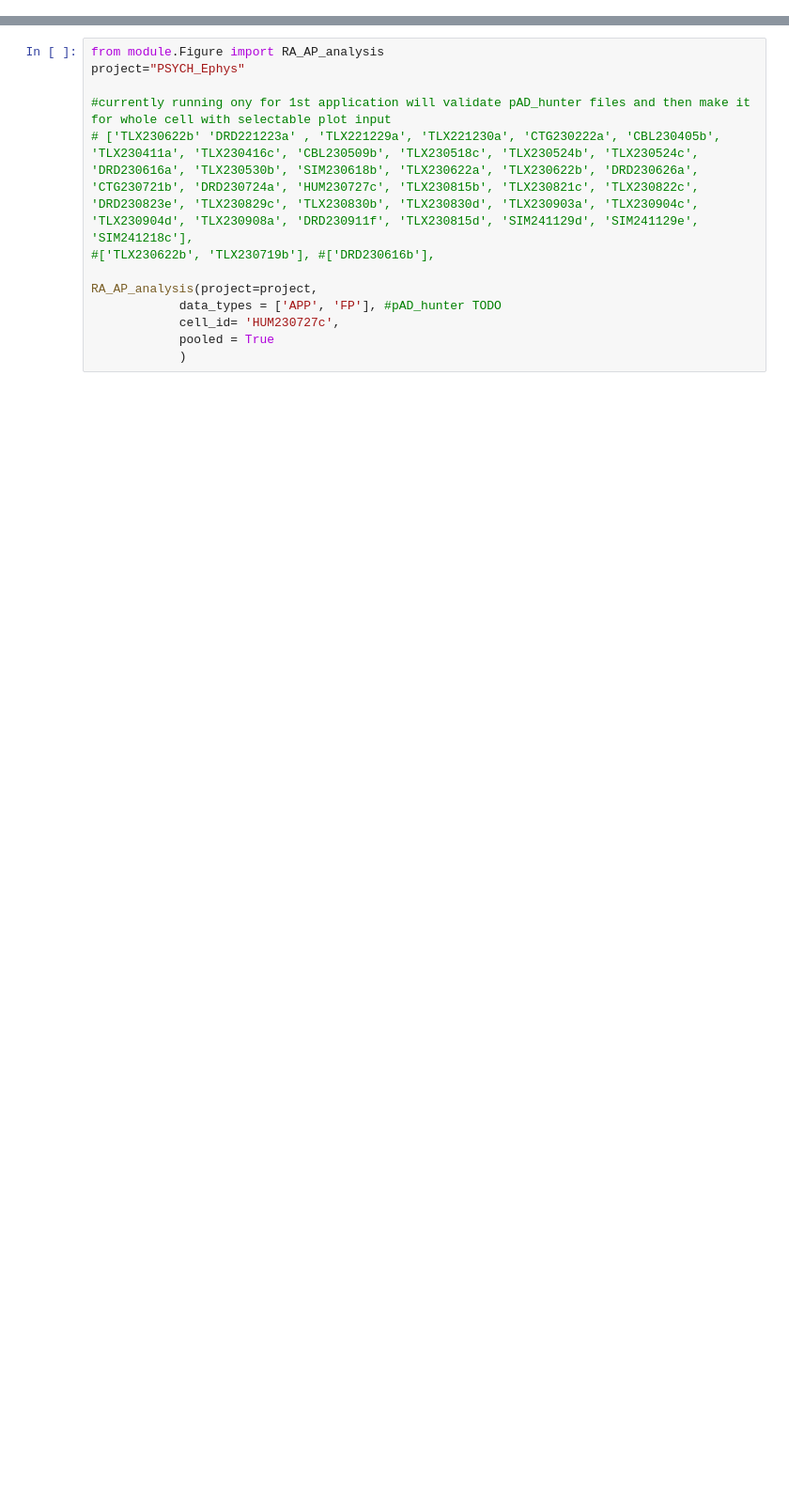
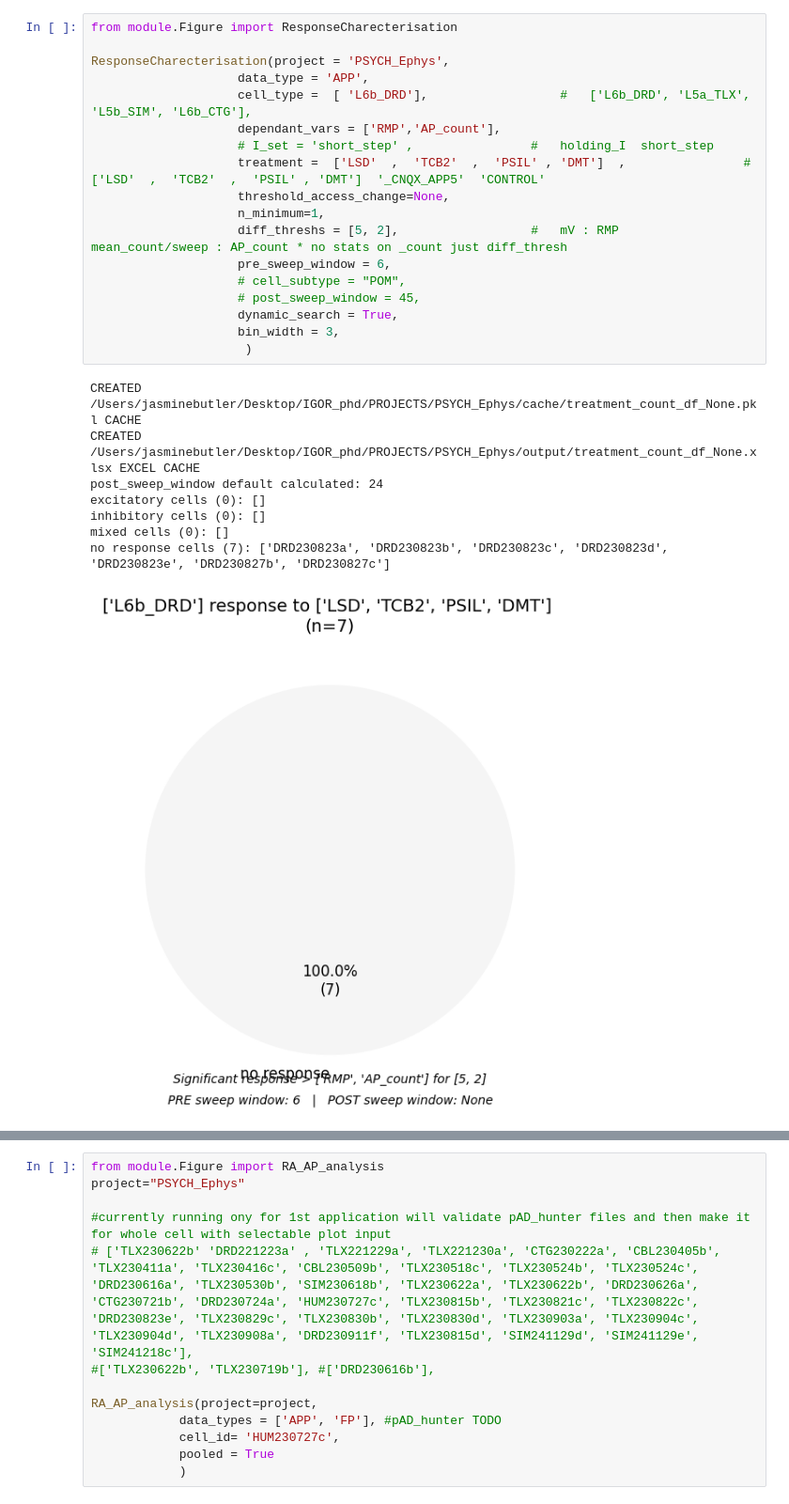
Before and after one commit to jjb-hub/IGOR_phd, a Jupyter notebook: RUN.ipynb, the cells around one changed output, grey strips where cells are left out. Shown at 94% size. Cells and saved outputs as stored; diff of their text form; blank space fills up the shorter version.

```diff
--- a/RUN.ipynb
+++ b/RUN.ipynb
@@ -26,0 +137,27 @@ df
+# %%
+from module.Figure import ResponseCharecterisation
+
+ResponseCharecterisation(project = 'PSYCH_Ephys',
+                    data_type = 'APP',
+                    cell_type =  [ 'L6b_DRD'],                  #   ['L6b_DRD', 'L5a_TLX', 'L5b_SIM', 'L6b_CTG'],
+                    dependant_vars = ['RMP','AP_count'],
+                    # I_set = 'short_step' ,                #   holding_I  short_step
+                    treatment =  ['LSD'  ,  'TCB2'  ,  'PSIL' , 'DMT']  ,                #   ['LSD'  ,  'TCB2'  ,  'PSIL' , 'DMT']  '_CNQX_APP5'  'CONTROL'
+                    threshold_access_change=None,
+                    n_minimum=1,
+                    diff_threshs = [5, 2],                  #   mV : RMP    mean_count/sweep : AP_count * no stats on _count just diff_thresh
+                    pre_sweep_window = 6,
+                    # cell_subtype = "POM",
+                    # post_sweep_window = 45,
+                    dynamic_search = True,
+                    bin_width = 3,
+                     )
+# %% [output]
+CREATED /Users/jasminebutler/Desktop/IGOR_phd/PROJECTS/PSYCH_Ephys/cache/treatment_count_df_None.pkl CACHE
+CREATED /Users/jasminebutler/Desktop/IGOR_phd/PROJECTS/PSYCH_Ephys/output/treatment_count_df_None.xlsx EXCEL CACHE
+post_sweep_window default calculated: 24
+excitatory cells (0): []
+inhibitory cells (0): []
+mixed cells (0): []
+no response cells (7): ['DRD230823a', 'DRD230823b', 'DRD230823c', 'DRD230823d', 'DRD230823e', 'DRD230827b', 'DRD230827c']
+[figure, added]
```
Also changed, not shown: parts of 14 cells of this notebook, 4 other files.
